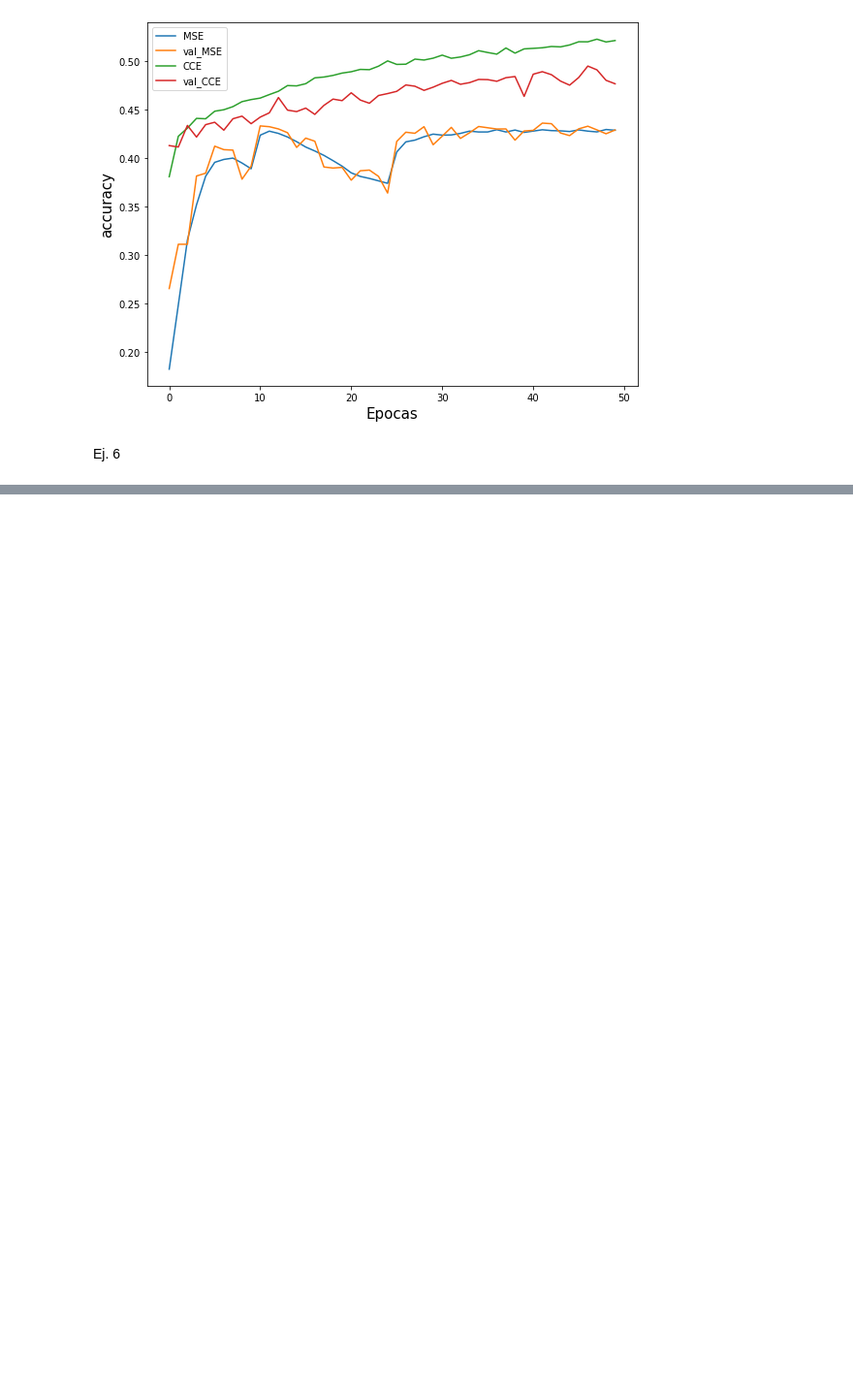
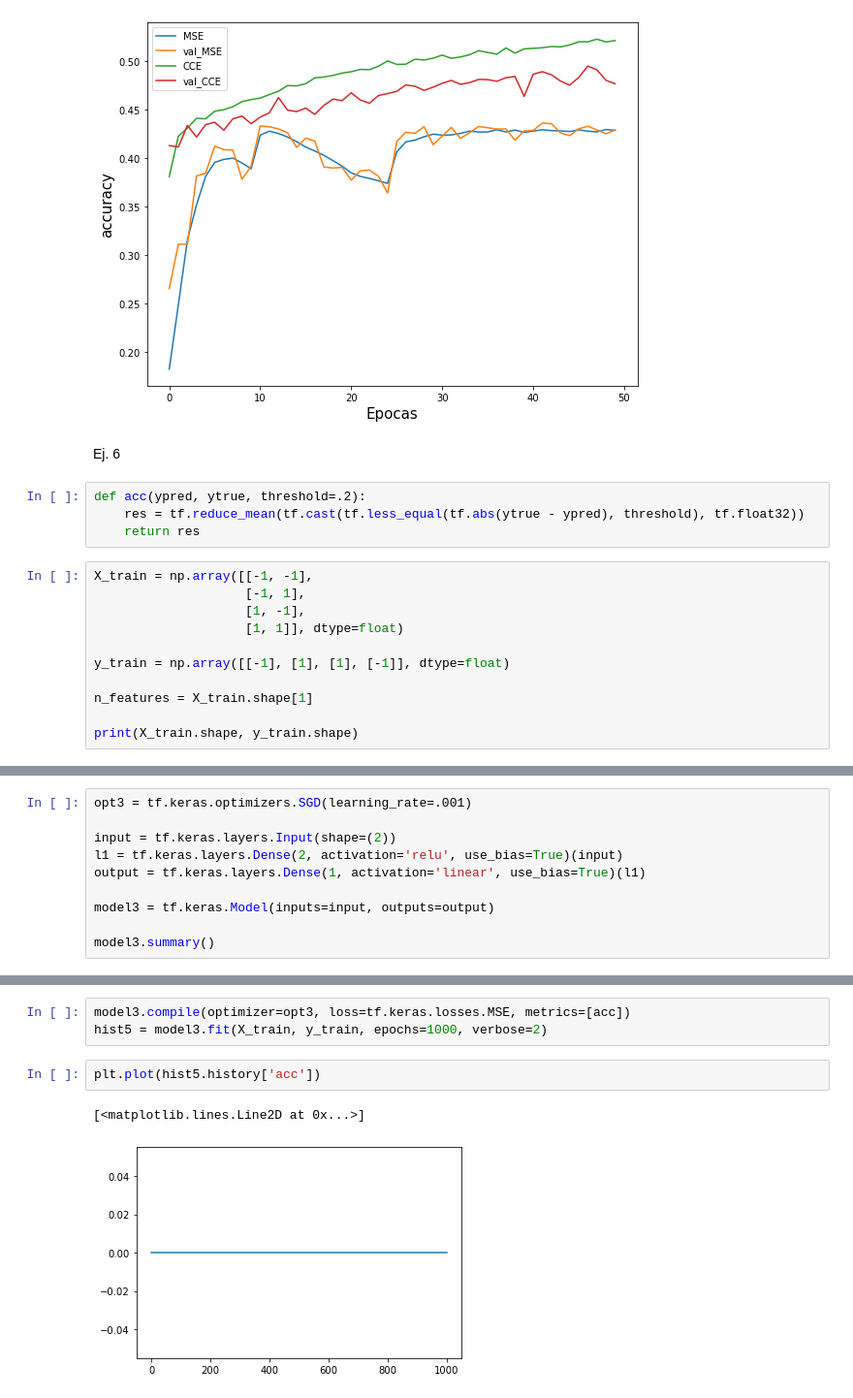
Before and after one commit to lautarogiordano/DL-IB-Exs, a Jupyter notebook: P3/Ej_2.ipynb, the cells around one changed output, grey strips where cells are left out. Shown at 97% size. Drawn from its saved outputs; the diff is of its cells as text; blank space fills up the shorter version.

```diff
--- a/P3/Ej_2.ipynb
+++ b/P3/Ej_2.ipynb
@@ -194,3 +194,18 @@ plt.show()
 [figure]
 # %% [markdown]
 Ej. 6
+# %%
+def acc(ypred, ytrue, threshold=.2):
+    res = tf.reduce_mean(tf.cast(tf.less_equal(tf.abs(ytrue - ypred), threshold), tf.float32))
+    return res
+# %%
+X_train = np.array([[-1, -1],
+                    [-1, 1],
+                    [1, -1],
+                    [1, 1]], dtype=float)
+
+y_train = np.array([[-1], [1], [1], [-1]], dtype=float)
+
+n_features = X_train.shape[1]
+
+print(X_train.shape, y_train.shape)
@@ -196,0 +214,10 @@ Ej. 6
+# %%
+opt3 = tf.keras.optimizers.SGD(learning_rate=.001)
+
+input = tf.keras.layers.Input(shape=(2))
+l1 = tf.keras.layers.Dense(2, activation='relu', use_bias=True)(input)
+output = tf.keras.layers.Dense(1, activation='linear', use_bias=True)(l1)
+
+model3 = tf.keras.Model(inputs=input, outputs=output)
+
+model3.summary()
@@ -196,0 +240,8 @@ Ej. 6
+# %%
+model3.compile(optimizer=opt3, loss=tf.keras.losses.MSE, metrics=[acc])
+hist5 = model3.fit(X_train, y_train, epochs=1000, verbose=2)
+# %%
+plt.plot(hist5.history['acc'])
+# %% [output]
+[<matplotlib.lines.Line2D at 0x...>]
+[figure, added]
```
Also changed, not shown: parts of 2 cells of this notebook, 1 other file.
